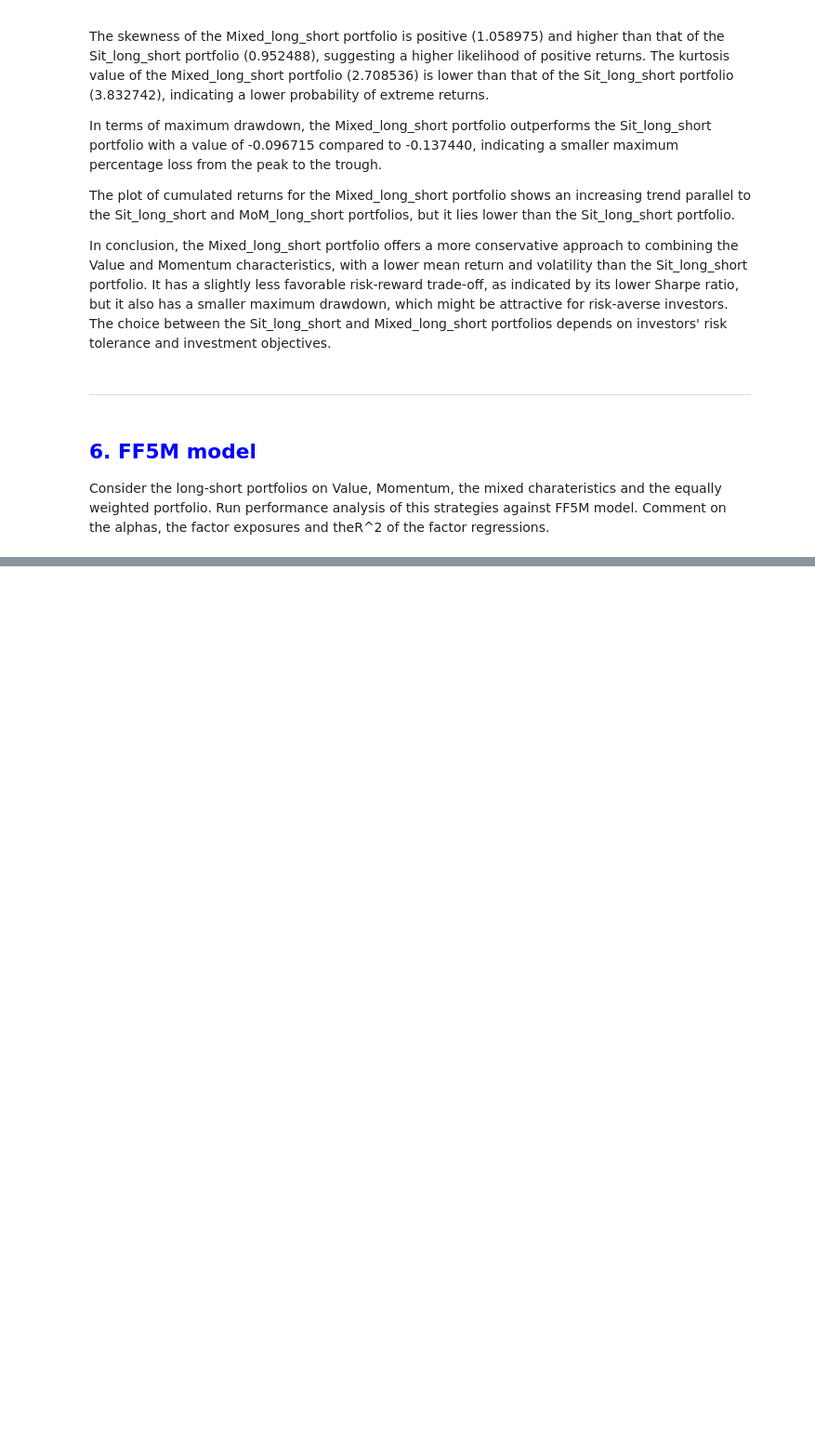
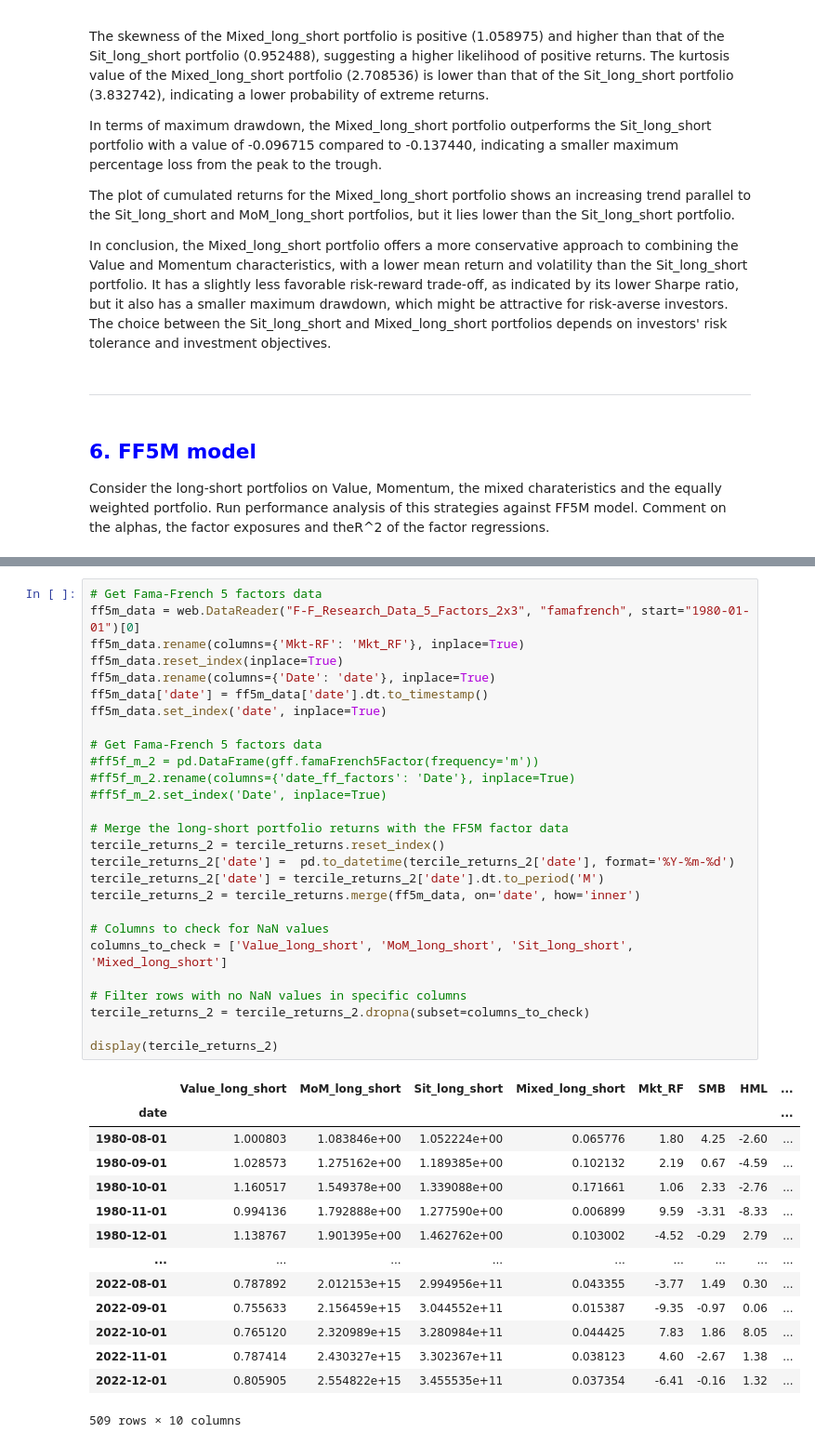
Before and after one commit to InesDew/NOVA-Asset-Management, a Jupyter notebook: Solution.ipynb, the cells around one changed output, grey strips where cells are left out. Shown: that part at 93% size. Drawn from its saved outputs; the diff is of its cells as text; blank space fills up the shorter version.

```diff
--- a/Solution.ipynb
+++ b/Solution.ipynb
@@ -533,0 +632,42 @@ Consider the long-short portfolios on Value, Momentum, the mixed charateristics
+# %%
+# Get Fama-French 5 factors data
+ff5m_data = web.DataReader("F-F_Research_Data_5_Factors_2x3", "famafrench", start="1980-01-01")[0]
+ff5m_data.rename(columns={'Mkt-RF': 'Mkt_RF'}, inplace=True)
+ff5m_data.reset_index(inplace=True)
+ff5m_data.rename(columns={'Date': 'date'}, inplace=True)
+ff5m_data['date'] = ff5m_data['date'].dt.to_timestamp()
+ff5m_data.set_index('date', inplace=True)
+
+# Get Fama-French 5 factors data
+#ff5f_m_2 = pd.DataFrame(gff.famaFrench5Factor(frequency='m'))
+#ff5f_m_2.rename(columns={'date_ff_factors': 'Date'}, inplace=True)
+#ff5f_m_2.set_index('Date', inplace=True)
+
+# Merge the long-short portfolio returns with the FF5M factor data
+tercile_returns_2 = tercile_returns.reset_index()
+tercile_returns_2['date'] =  pd.to_datetime(tercile_returns_2['date'], format='%Y-%m-%d')
+tercile_returns_2['date'] = tercile_returns_2['date'].dt.to_period('M')
+tercile_returns_2 = tercile_returns.merge(ff5m_data, on='date', how='inner')
+
+# Columns to check for NaN values
+columns_to_check = ['Value_long_short', 'MoM_long_short', 'Sit_long_short', 'Mixed_long_short']
+
+# Filter rows with no NaN values in specific columns
+tercile_returns_2 = tercile_returns_2.dropna(subset=columns_to_check)
+
+display(tercile_returns_2)
+# %% [output]
+|  | Value_long_short | MoM_long_short | Sit_long_short | Mixed_long_short | Mkt_RF | SMB | HML | ... |
+| date |  |  |  |  |  |  |  | ... |
+| 1980-08-01 | 1.000803 | 1.083846e+00 | 1.052224e+00 | 0.065776 | 1.80 | 4.25 | -2.60 | ... |
+| 1980-09-01 | 1.028573 | 1.275162e+00 | 1.189385e+00 | 0.102132 | 2.19 | 0.67 | -4.59 | ... |
+| 1980-10-01 | 1.160517 | 1.549378e+00 | 1.339088e+00 | 0.171661 | 1.06 | 2.33 | -2.76 | ... |
+| 1980-11-01 | 0.994136 | 1.792888e+00 | 1.277590e+00 | 0.006899 | 9.59 | -3.31 | -8.33 | ... |
+| 1980-12-01 | 1.138767 | 1.901395e+00 | 1.462762e+00 | 0.103002 | -4.52 | -0.29 | 2.79 | ... |
+| ... | ... | ... | ... | ... | ... | ... | ... | ... |
+| 2022-08-01 | 0.787892 | 2.012153e+15 | 2.994956e+11 | 0.043355 | -3.77 | 1.49 | 0.30 | ... |
+| 2022-09-01 | 0.755633 | 2.156459e+15 | 3.044552e+11 | 0.015387 | -9.35 | -0.97 | 0.06 | ... |
+| 2022-10-01 | 0.765120 | 2.320989e+15 | 3.280984e+11 | 0.044425 | 7.83 | 1.86 | 8.05 | ... |
+| 2022-11-01 | 0.787414 | 2.430327e+15 | 3.302367e+11 | 0.038123 | 4.60 | -2.67 | 1.38 | ... |
+| 2022-12-01 | 0.805905 | 2.554822e+15 | 3.455535e+11 | 0.037354 | -6.41 | -0.16 | 1.32 | ... |
+509 rows × 10 columns
```
Also changed, not shown: parts of 7 cells of this notebook, 1 other file.
